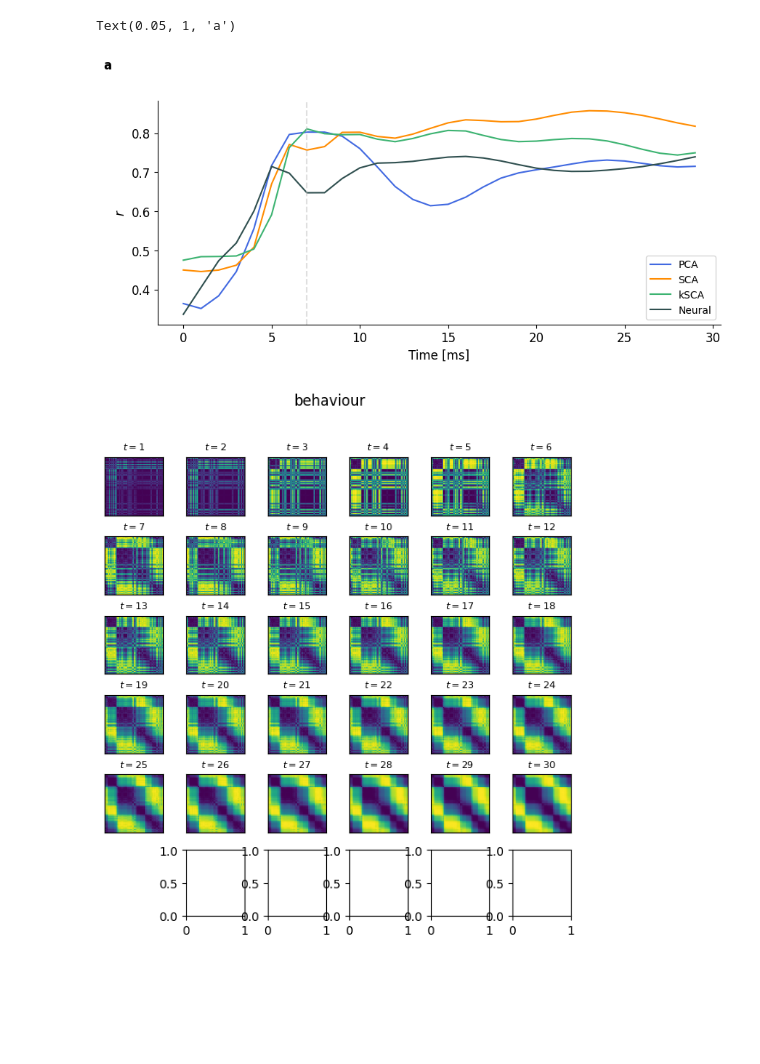
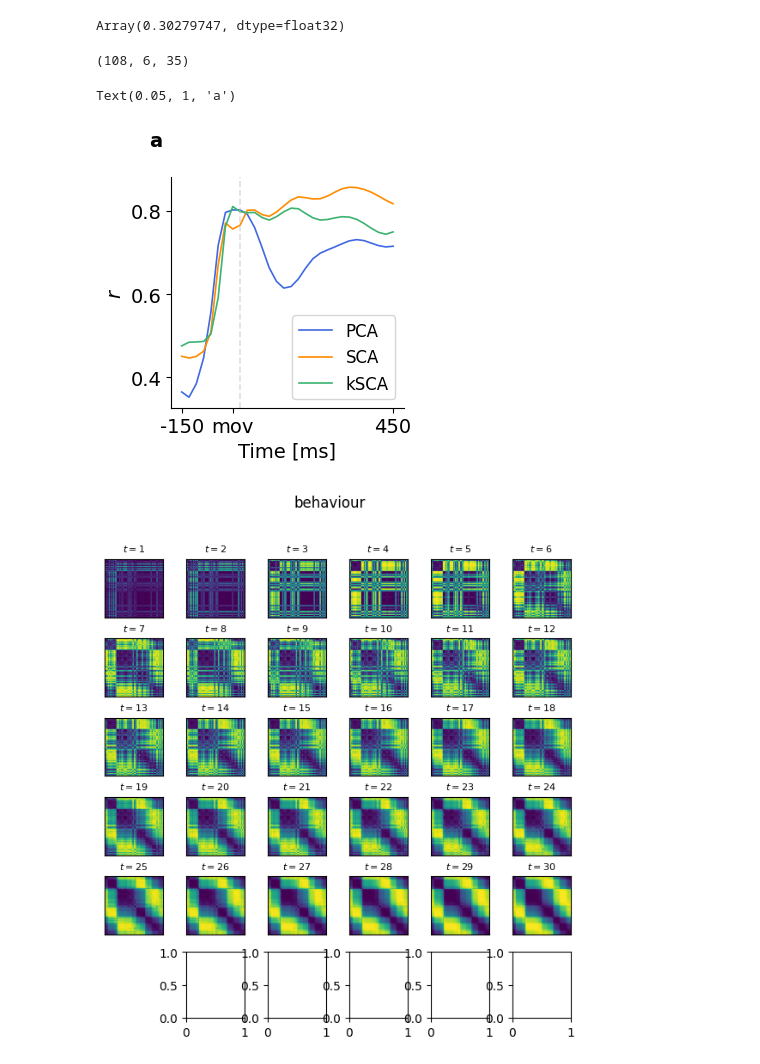
Before and after one commit to ArielleRosinski/SCA_project, a Jupyter notebook: RSA.ipynb, the cells around one changed output. Cells and saved outputs as stored; diff of their text form; code cells hidden in the pictures; blank space fills up the shorter version.

```diff
--- a/RSA.ipynb
+++ b/RSA.ipynb
@@ -20,9 +22,17 @@ neural_data = pre_processing( np.load(f'/Users/ariellerosinski/My Drive/Cambridg
 SCA_b = np.load(f"/Users/ariellerosinski/My Drive/Cambridge/Project/outputs/kernel_SCA/MC_Maze_3_7_2024/kernel_/aug_behaviour/projection_{d}d_linear.npy")[ids][:,:,lag:]
 kSCA_b = np.load(f"/Users/ariellerosinski/My Drive/Cambridge/Project/outputs/kernel_SCA/MC_Maze_3_7_2024/kernel_/aug_behaviour/projection_{d}d_gaussian.npy")[ids][:,:,lag:]
 PCA_b = np.load(f"/Users/ariellerosinski/My Drive/Cambridge/Project/outputs/kernel_SCA/MC_Maze_3_7_2024/pca_psth/Y_pca_{d}d_behaviour.npy")[ids][:,:,lag:]
-aug_behaviour =  np.load('/Users/ariellerosinski/My Drive/Cambridge/Project/datasets/MC_Maze/behaviour/aug_behaviour.npy')[ids][:,:,lag:]
+aug_behaviour =  np.load('/Users/ariellerosinski/My Drive/Cambridge/Project/datasets/MC_Maze/behaviour/aug_behaviour.npy')#[ids][:,:,lag:]
 
 model_names = ['PCA','SCA', 'kSCA', 'Neural data']
+# %%
+compute_S_all_pairs(jnp.array(center(aug_behaviour)))
+# %% [output]
+Array(0.30279747, dtype=float32)
+# %%
+aug_behaviour.shape
+# %% [output]
+(108, 6, 35)
 # %%
 K, N, T = SCA_n.shape
 ls_rdm_SCA_n = []
@@ -51,49 +61,49 @@ for i in range(T):
     ls_r_pca.append( np.corrcoef(ls_rdm_PCA_n[i].flatten(), ls_rdm_PCA_b[i].flatten())[0,1] )
     ls_r_sca.append( np.corrcoef(ls_rdm_SCA_n[i].flatten(),ls_rdm_SCA_b[i].flatten())[0,1] )
     ls_r_ksca.append( np.corrcoef(ls_rdm_kSCA_n[i].flatten(), ls_rdm_kSCA_b[i].flatten())[0,1] )
     ls_r_neural.append( np.corrcoef(ls_rdm_neural_data[i].flatten(), ls_rdm_behaviour[i].flatten())[0,1] )
 
 full_time = True
-fontsize = 12
-linewidth= 1.6
+fontsize = 14
+linewidth= 1.2
 colors= ['royalblue', 'darkorange', 'mediumseagreen', 'darkslategrey']
-fig, ax = plt.subplots(figsize=(10,4))
+fig, ax = plt.subplots(figsize=(3, 3))
 if full_time == False:
     ax.plot(ls_r_pca[13:], label='PCA', color=colors[0], linewidth=linewidth)
     ax.plot(ls_r_sca[13:], label='SCA', color=colors[1],  linewidth=linewidth)
     ax.plot(ls_r_ksca[13:], label='kSCA', color=colors[2],  linewidth=linewidth)
     times = np.arange(20, 450, 20).tolist()
     default_x_ticks = range(len(ls_r_pca[12:]))
     ax.set_xticks(default_x_ticks)
-    ax.set_xticklabels(times)
+    #ax.set_xticklabels(times)
     ax.locator_params(axis='x', nbins=5)
 else:
-    ax.plot(ls_r_pca, label='PCA', color=colors[0])
-    ax.plot(ls_r_sca, label='SCA', color=colors[1])
-    ax.plot(ls_r_ksca, label='kSCA', color=colors[2])
-    ax.plot(ls_r_neural, label='Neural', color=colors[3])
-    ax.axvline(7, color='silver', alpha=0.5, linestyle='--' )
+    ax.plot(ls_r_pca, label='PCA', color=colors[0], linewidth=linewidth)
+    ax.plot(ls_r_sca, label='SCA', color=colors[1], linewidth=linewidth)
+    ax.plot(ls_r_ksca, label='kSCA', color=colors[2], linewidth=linewidth)
+    #ax.plot(ls_r_neural, label='Neural', color=colors[3], linewidth=linewidth)
+    ax.axvline(8, color='silver', alpha=0.5, linestyle='--' , linewidth=linewidth)
 
 
-    # times = np.arange(-230, 450, 20).tolist()
-    # total_range = 450 + 230
-    # step = total_range / (len(times) - 1)  # Step size between each index
-    # indices = np.round((np.array([-230, 0, 450]) + 230) / step).astype(int)
-    # ax.set_xticks(indices)
-    # ax.set_xticklabels(['-230', 'mov', '450'])
+    times = np.arange(-150, 450, 20).tolist()
+    total_range = 450 + 150
+    step = total_range / (len(times) - 1)  # Step size between each index
+    indices = np.round((np.array([-150, 0, 450]) + 150) / step).astype(int)
+    ax.set_xticks(indices)
+    ax.set_xticklabels(['-150', 'mov', '450'])
 
 ax.set_xlabel('Time [ms]', fontsize=fontsize)
 ax.set_ylabel('$r$', fontsize=fontsize)
 ax.legend(fontsize=fontsize-2, loc='lower right') #loc='upper left', bbox_to_anchor=(1, 1.1),
 ax.spines[['top','right']].set_visible(False)
 ax.tick_params(axis='both', which='major', labelsize=fontsize)
 
 fig.text(0.05, 1, 'a', va='center', rotation='horizontal', fontsize=fontsize, fontweight='bold')
 #plt.grid()
 #plt.show()
 # %% [output]
 Text(0.05, 1, 'a')
-[figure, old version]
+[figure, new version]
 # %%
 def get_RDM_movie(rdms, title):
     fig, axs = plt.subplots(6,6,figsize=(7,7))
```
Also changed, not shown: parts of 3 cells of this notebook, 10 other files.
